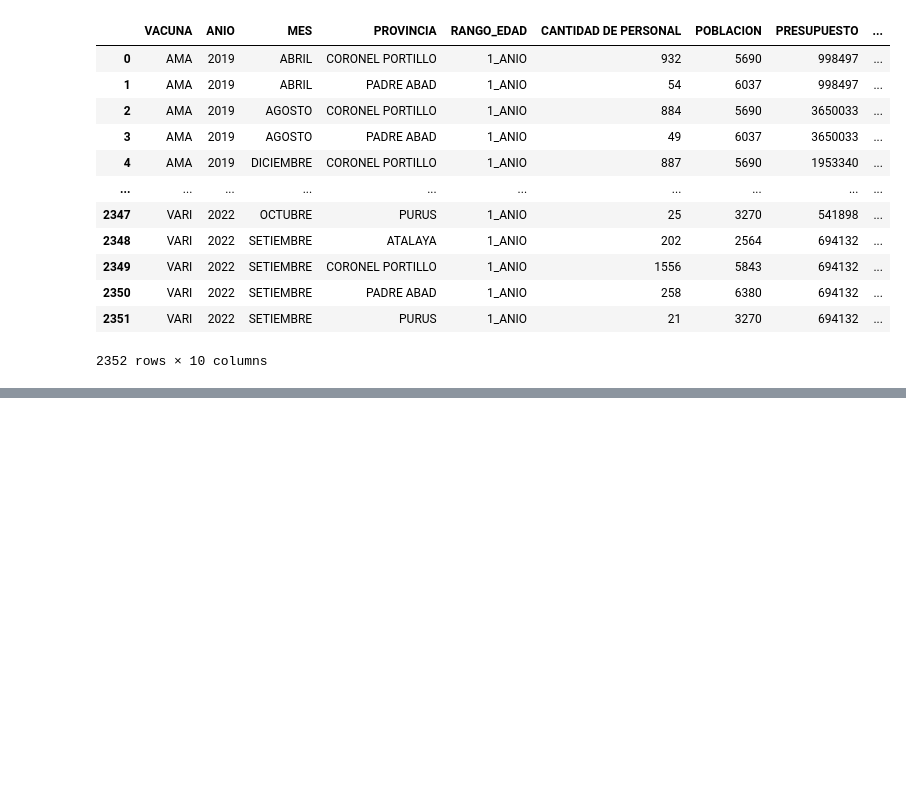
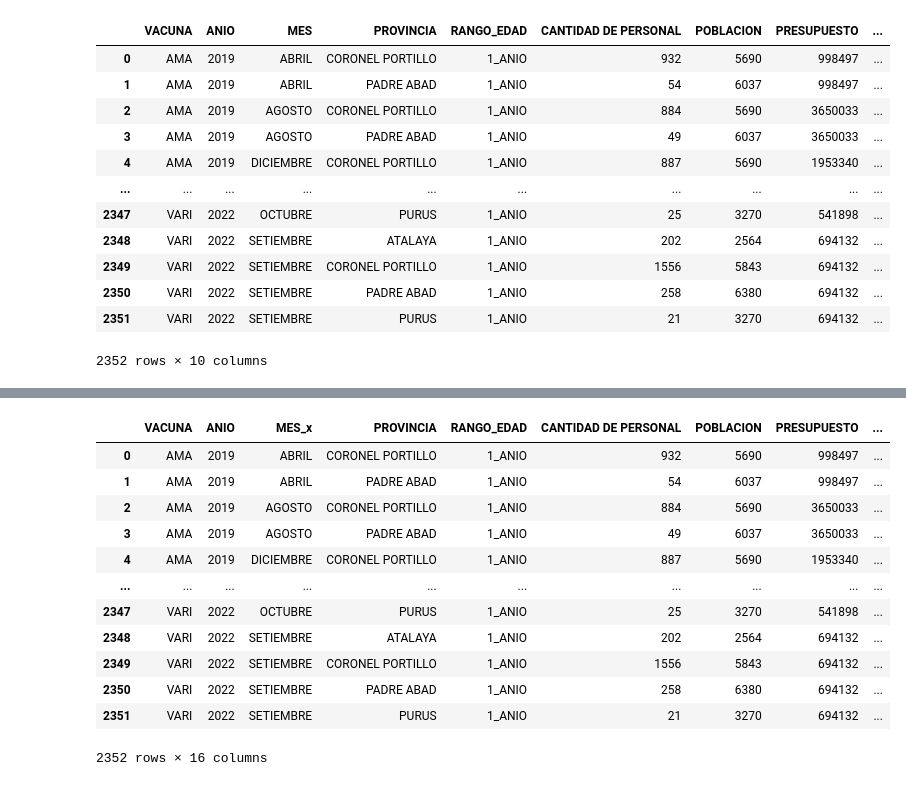
Before and after one commit to lulloaX/group3_unicef, a Jupyter notebook: Scripts/EDA/eda.ipynb, the cells around one changed output, grey strips where cells are left out. Saved outputs shown, nothing was run; the diff lists cells and outputs as text; code cells hidden in the pictures; blank space fills up the shorter version.

Commit message:
nuevo df enaho

```diff
--- a/Scripts/EDA/eda.ipynb
+++ b/Scripts/EDA/eda.ipynb
@@ -586,0 +589,3 @@ df_result_3.to_csv("../../Dataset/Ucayali/df_result_3_tomodel_noh.csv", index =
+# %%
+df_result_3 = pd.read_csv("../../Dataset/Ucayali/df_result_3_tomodel_noh.csv")
+df_result_3
@@ -586,0 +606,5 @@ df_result_3.to_csv("../../Dataset/Ucayali/df_result_3_tomodel_noh.csv", index =
+# %%
+df_result_3["MES"].unique()
+meses = ['ENERO', 'FEBRERO','MARZO','ABRIL','MAYO','JUNIO','JULIO', 'AGOSTO','SETIEMBRE','OCTUBRE','NOVIEMBRE', 'DICIEMBRE' ]
+diccionario = {mes : i+1 for i, mes in enumerate(meses)}
+diccionario
@@ -586,0 +624,3 @@ df_result_3.to_csv("../../Dataset/Ucayali/df_result_3_tomodel_noh.csv", index =
+# %%
+df_result_3["MES_NUM"] = df_result_3["MES"].apply(lambda x: diccionario.get(x,None))
+df_result_3
@@ -586,0 +641,3 @@ df_result_3.to_csv("../../Dataset/Ucayali/df_result_3_tomodel_noh.csv", index =
+# %%
+data_set_enaho = pd.read_csv("../../Dataset/Ucayali/ENAHO_DATA_UCAYALI.csv")
+data_set_enaho
@@ -586,0 +658,17 @@ df_result_3.to_csv("../../Dataset/Ucayali/df_result_3_tomodel_noh.csv", index =
+# %%
+df_3_enaho = df_result_3.merge(data_set_enaho, how="left", left_on =["ANIO", "PROVINCIA","MES_NUM"], right_on =["ANIO","PROVINCIA","MES"])
+df_3_enaho
+# %% [output]
+|  | VACUNA | ANIO | MES_x | PROVINCIA | RANGO_EDAD | CANTIDAD DE PERSONAL | POBLACION | PRESUPUESTO | ... |
+| 0 | AMA | 2019 | ABRIL | CORONEL PORTILLO | 1_ANIO | 932 | 5690 | 998497 | ... |
+| 1 | AMA | 2019 | ABRIL | PADRE ABAD | 1_ANIO | 54 | 6037 | 998497 | ... |
+| 2 | AMA | 2019 | AGOSTO | CORONEL PORTILLO | 1_ANIO | 884 | 5690 | 3650033 | ... |
+| 3 | AMA | 2019 | AGOSTO | PADRE ABAD | 1_ANIO | 49 | 6037 | 3650033 | ... |
+| 4 | AMA | 2019 | DICIEMBRE | CORONEL PORTILLO | 1_ANIO | 887 | 5690 | 1953340 | ... |
+| ... | ... | ... | ... | ... | ... | ... | ... | ... | ... |
+| 2347 | VARI | 2022 | OCTUBRE | PURUS | 1_ANIO | 25 | 3270 | 541898 | ... |
+| 2348 | VARI | 2022 | SETIEMBRE | ATALAYA | 1_ANIO | 202 | 2564 | 694132 | ... |
+| 2349 | VARI | 2022 | SETIEMBRE | CORONEL PORTILLO | 1_ANIO | 1556 | 5843 | 694132 | ... |
+| 2350 | VARI | 2022 | SETIEMBRE | PADRE ABAD | 1_ANIO | 258 | 6380 | 694132 | ... |
+| 2351 | VARI | 2022 | SETIEMBRE | PURUS | 1_ANIO | 21 | 3270 | 694132 | ... |
+2352 rows × 16 columns
```
Also changed, not shown: parts of 7 cells of this notebook, 1 other file.
